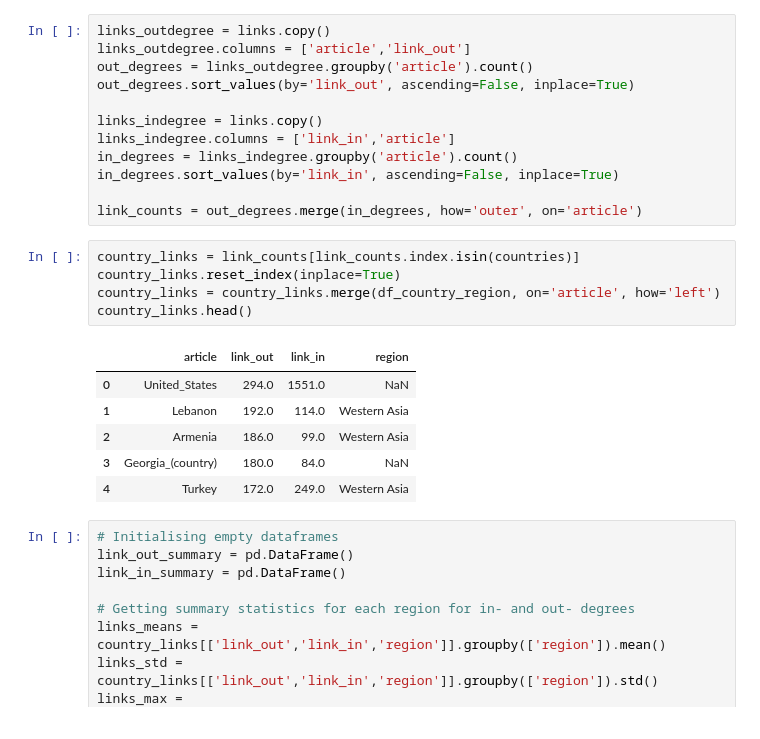
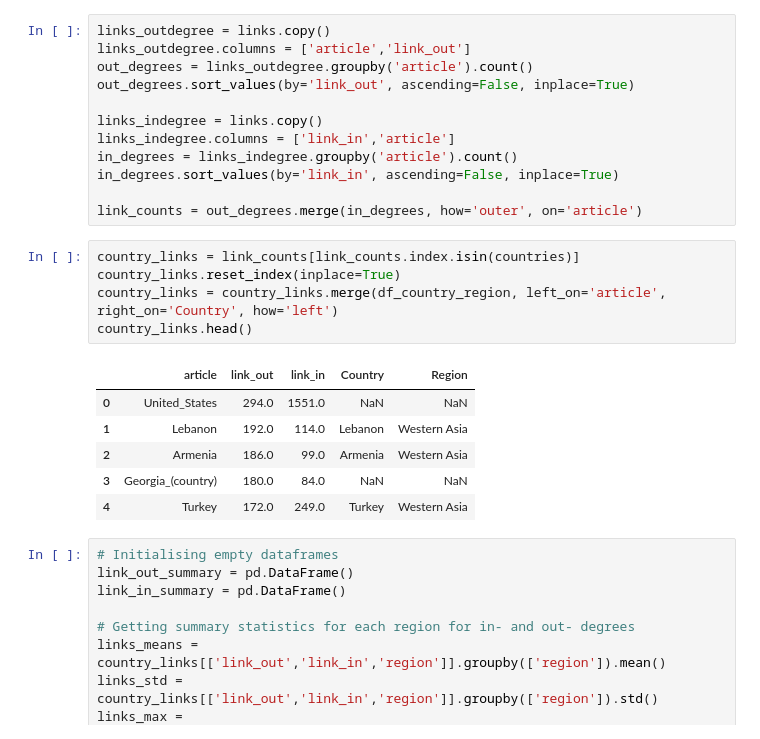
Before and after one commit to epfl-ada/ada-2023-project-jellyfish401, a Jupyter notebook: p2.ipynb, the cells around one changed output. Saved outputs shown, nothing was run; the diff lists cells and outputs as text.

```diff
--- a/p2.ipynb
+++ b/p2.ipynb
@@ -392,15 +467,15 @@ link_counts = out_degrees.merge(in_degrees, how='outer', on='article')
 # %%
 country_links = link_counts[link_counts.index.isin(countries)]
 country_links.reset_index(inplace=True)
-country_links = country_links.merge(df_country_region, on='article', how='left')
+country_links = country_links.merge(df_country_region, left_on='article', right_on='Country', how='left')
 country_links.head()
 # %% [output]
-|  | article | link_out | link_in | region |
-| 0 | United_States | 294.0 | 1551.0 | NaN |
-| 1 | Lebanon | 192.0 | 114.0 | Western Asia |
-| 2 | Armenia | 186.0 | 99.0 | Western Asia |
-| 3 | Georgia_(country) | 180.0 | 84.0 | NaN |
-| 4 | Turkey | 172.0 | 249.0 | Western Asia |
+|  | article | link_out | link_in | Country | Region |
+| 0 | United_States | 294.0 | 1551.0 | NaN | NaN |
+| 1 | Lebanon | 192.0 | 114.0 | Lebanon | Western Asia |
+| 2 | Armenia | 186.0 | 99.0 | Armenia | Western Asia |
+| 3 | Georgia_(country) | 180.0 | 84.0 | NaN | NaN |
+| 4 | Turkey | 172.0 | 249.0 | Turkey | Western Asia |
 # %%
 # Initialising empty dataframes
 link_out_summary = pd.DataFrame()
```
Also changed, not shown: parts of 12 cells of this notebook, 2 other files.
